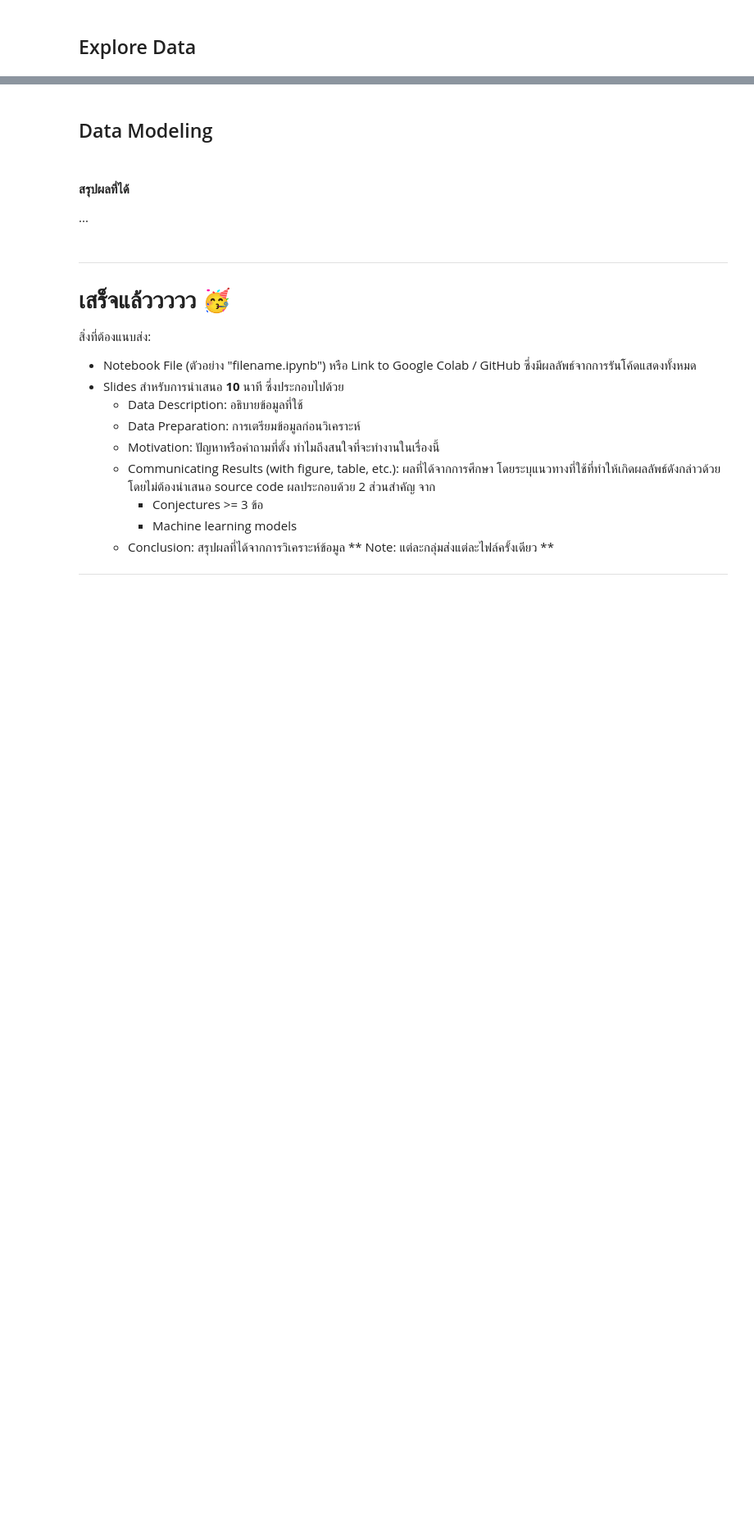
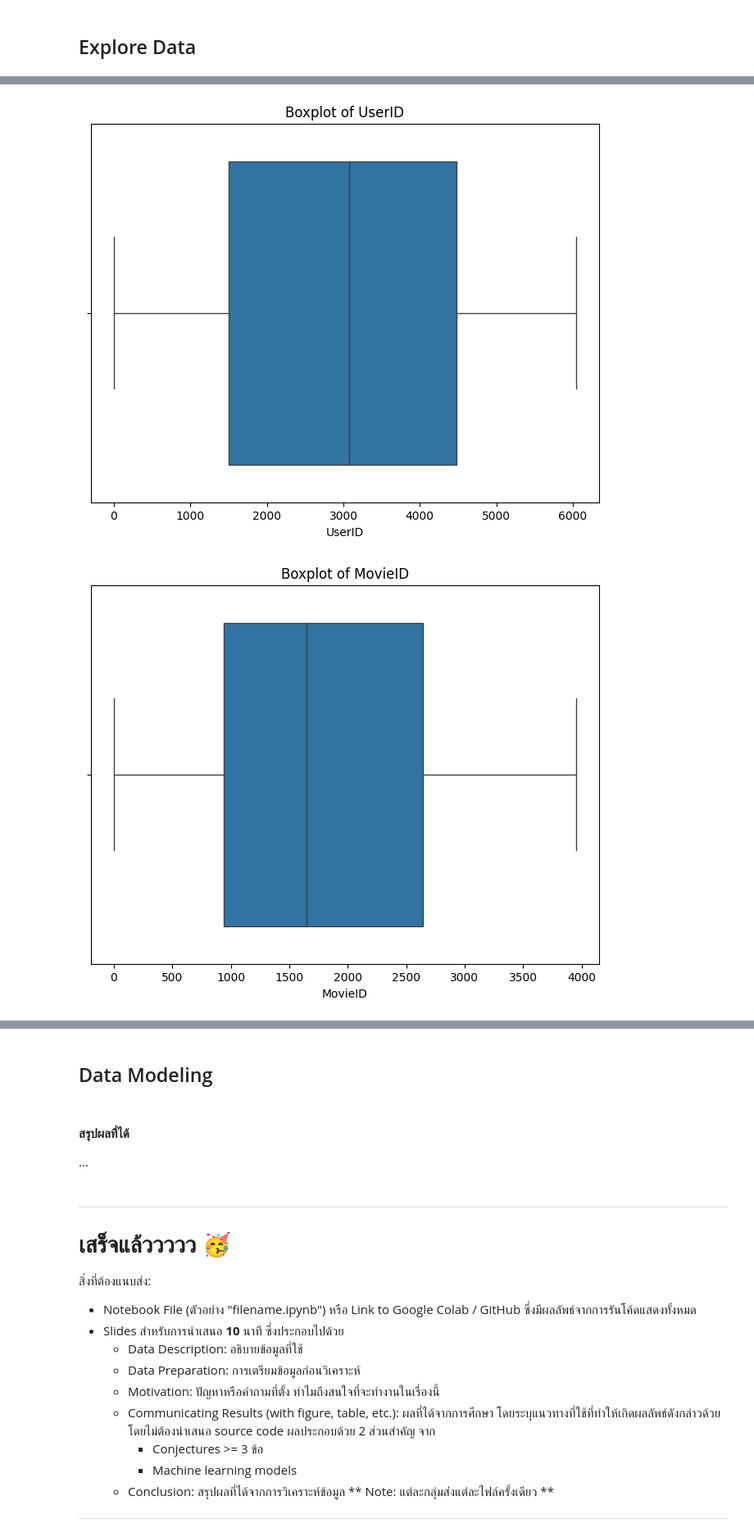
Before and after one commit to woraphonp-038-5/Project-Big-Data, a Jupyter notebook: ThaiBaan_Data_Analytics_and_Modeling.ipynb, the cells around one changed output, grey strips where cells are left out. Shown at 82% size. Drawn from its saved outputs; the diff is of its cells as text; code cells hidden in the pictures; blank space fills up the shorter version.

```diff
--- a/ThaiBaan_Data_Analytics_and_Modeling.ipynb
+++ b/ThaiBaan_Data_Analytics_and_Modeling.ipynb
@@ -401,0 +244,3 @@ dtype: int64
+# %%
+df_zip = pd.read_csv('/content/georef-united-states-of-america-zc-point.csv', sep=';')
+df_zip.head()
@@ -401,0 +267,10 @@ dtype: int64
+# %%
+# แปลง Zip-code และ Zip Code ให้เป็นชนิดข้อมูล string
+# แก้ไข: ใช้ df_zip.columns[0] เพื่ออ้างอิงคอลัมน์แรกแทนชื่อคอลัมน์โดยตรง
+df_zip['Zip-code'] = df_zip['Zip-code'].astype(str)
+merged_df['Zip-code'] = merged_df['Zip-code'].astype(str)
+
+# Merge DataFrames โดยใช้ Zip-code และ Zip Code
+# แก้ไข: ใช้ df_zip.columns[0] เพื่ออ้างอิงคอลัมน์แรกแทนชื่อคอลัมน์โดยตรง
+merged_df = pd.merge(merged_df, df_zip[['Zip-code','state']],
+                      left_on='Zip-code', right_on='Zip-code', how='left')
@@ -552,15 +334,0 @@ display(top_genres_by_age_count.sort_values(by='Age'))
-# %%
-import pandas as pd
-import matplotlib.pyplot as plt
-import seaborn as sns
-import matplotlib as mpl
-# ตั้งค่าให้แสดงผลในรูปแบบที่สวยงามของ Seaborn
-sns.set_theme(style="whitegrid")
-
-!wget -q https://github.com/Phonbopit/sarabun-webfont/raw/master/fonts/thsarabunnew-webfont.ttf
-
-# ตั้งค่าให้รองรับภาษาไทยใน Matplotlib
-plt.rcParams['font.family'] = 'Tahoma' # ใช้ Tahoma หรือ 'Sarabun' ถ้าติดตั้งไว้
-plt.rcParams['axes.unicode_minus'] = False # แก้ปัญหาเครื่องหมายลบเพี้ยน
-mpl.font_manager.fontManager.addfont('thsarabunnew-webfont.ttf')
-mpl.rc('font', family='TH Sarabun New')
@@ -782,0 +359,18 @@ display(common_movies[['Title_female', 'count_female', 'count_male']])
+# %%
+# prompt: boxplot ตัวแปรแต่ละตัว
+
+import matplotlib.pyplot as plt
+import seaborn as sns
+
+# เลือกเฉพาะคอลัมน์ที่เป็นตัวเลข
+numerical_cols = merged_df.select_dtypes(include=['number']).columns
+
+# สร้าง boxplot สำหรับแต่ละคอลัมน์
+for col in numerical_cols:
+    plt.figure(figsize=(8, 6))  # ปรับขนาดกราฟตามต้องการ
+    sns.boxplot(x=merged_df[col])
+    plt.title(f'Boxplot of {col}')
+    plt.show()
+# %% [output]
+[figure, added]
+[figure, added]
```
Also changed, not shown: parts of 63 cells of this notebook.
